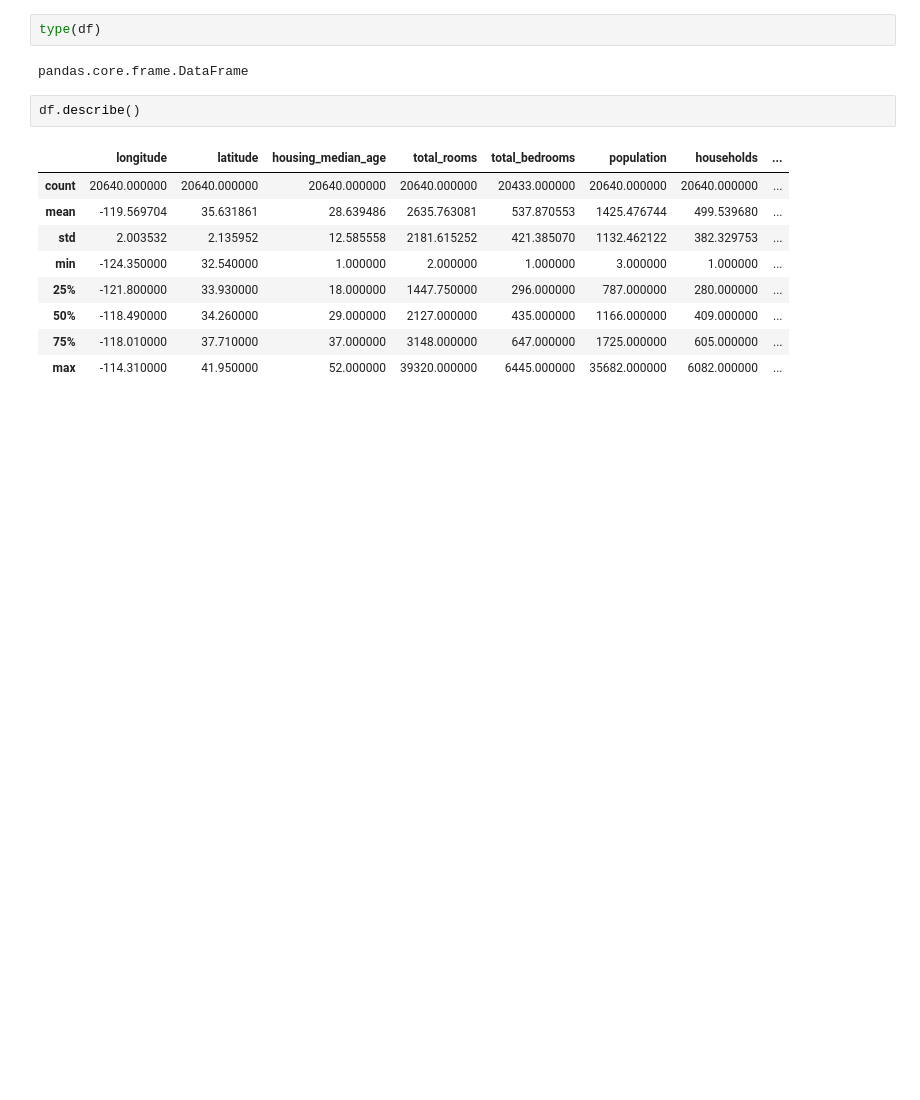
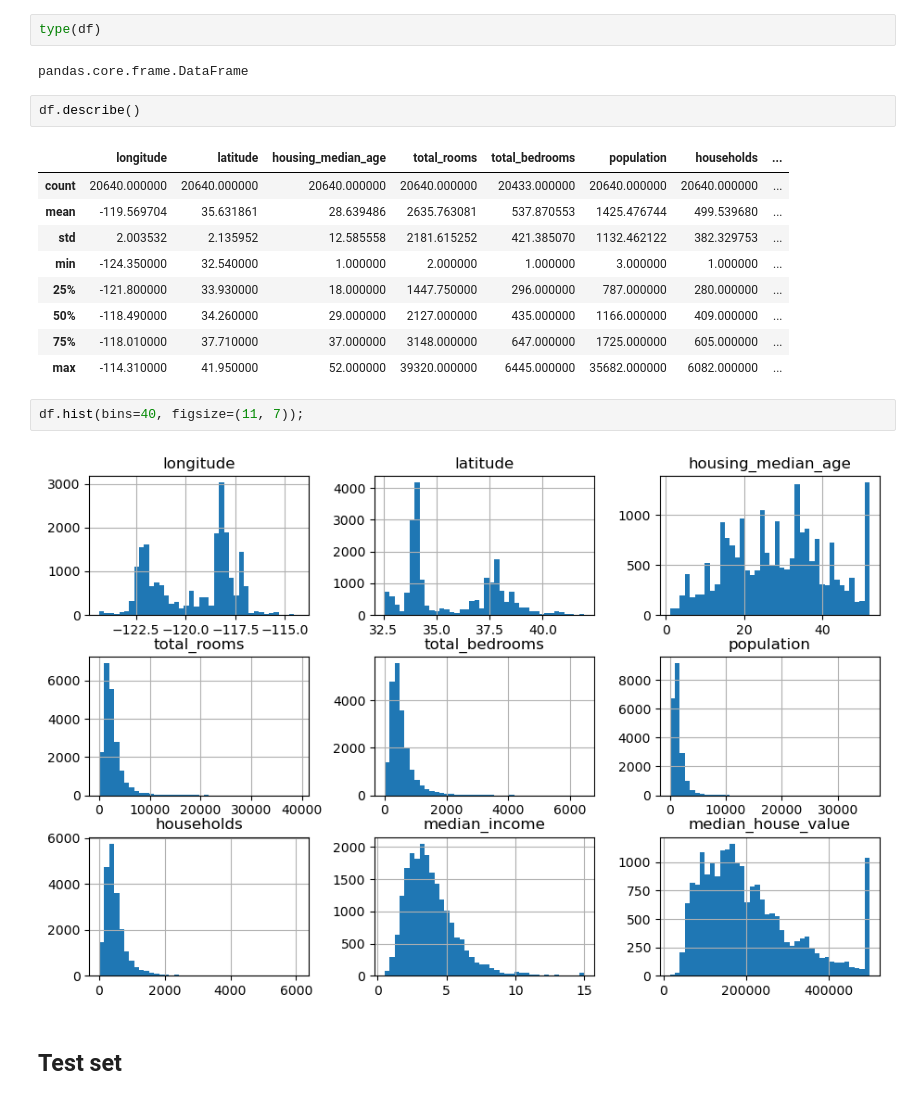
Before and after one commit to Yousefess/ML-DL, a Jupyter notebook: 02 Machine Learning with Project/01 end-to-end Regression/Regression.ipynb, the cells around one changed output. Drawn from its saved outputs; the diff is of its cells as text; blank space fills up the shorter version.

```diff
--- a/02 Machine Learning with Project/01 end-to-end Regression/Regression.ipynb
+++ b/02 Machine Learning with Project/01 end-to-end Regression/Regression.ipynb
@@ -60,3 +61,9 @@ df.describe()
 | 50% | -118.490000 | 34.260000 | 29.000000 | 2127.000000 | 435.000000 | 1166.000000 | 409.000000 | ... |
 | 75% | -118.010000 | 37.710000 | 37.000000 | 3148.000000 | 647.000000 | 1725.000000 | 605.000000 | ... |
 | max | -114.310000 | 41.950000 | 52.000000 | 39320.000000 | 6445.000000 | 35682.000000 | 6082.000000 | ... |
+# %%
+df.hist(bins=40, figsize=(11, 7));
+# %% [output]
+[figure, added]
+# %% [markdown]
+## Test set
```
Also changed, not shown: parts of 13 cells of this notebook.
